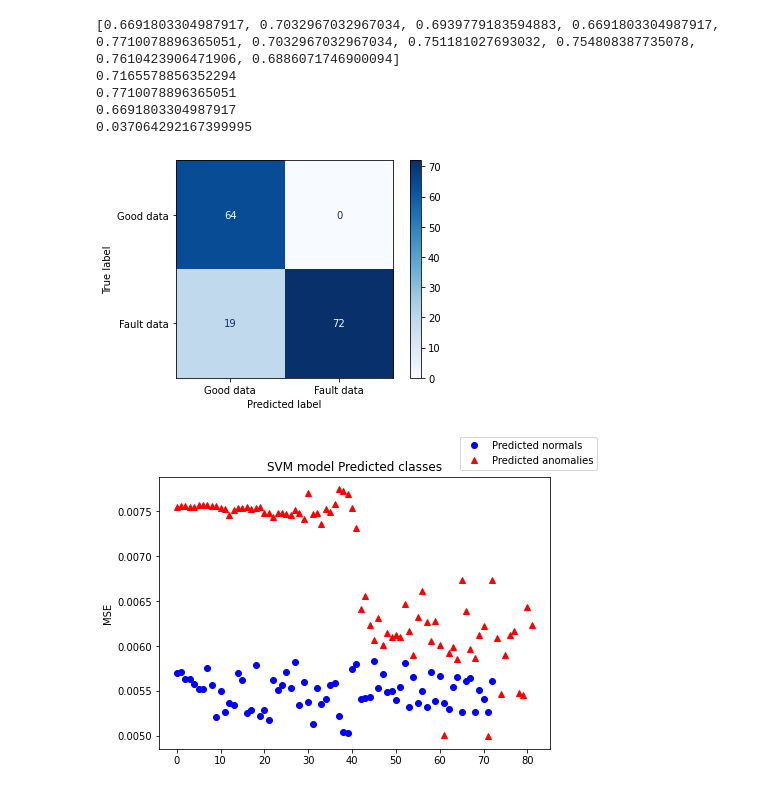
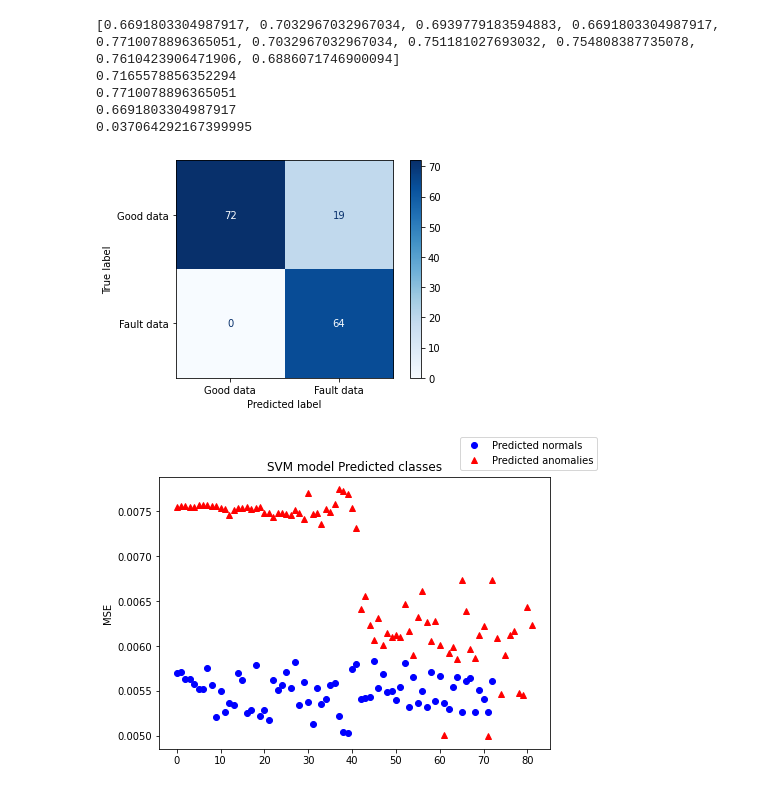
Before and after one commit to anlu1601/Machinelearning-in-wood-industry, a Jupyter notebook: Graphs.ipynb, the cells around one changed output. Drawn from its saved outputs; the diff is of its cells as text; code cells hidden in the pictures.

Commit message:
All graphs generated, finished

```diff
--- a/Graphs.ipynb
+++ b/Graphs.ipynb
@@ -766,3 +785,7 @@ print(np.std(mccs))
 0.7710078896365051
 0.6691803304987917
 0.037064292167399995
+# %%
+cm_true_data = [0 if i==1 else 1 for i in y_true]
+#expression1 if condition else expression2 for item in iterable
+cm_pred_labels = [0 if i==1 else 1 for i in y_predicted_labels]
@@ -769,13 +794,13 @@ print(np.std(mccs))
 # %%
-cm = confusion_matrix(y_true, y_predicted_labels)
+cm = confusion_matrix(cm_true_data, cm_pred_labels)
 
 labels = ["Good data", "Fault data"]
 disp = ConfusionMatrixDisplay(confusion_matrix=cm, display_labels=labels)
 
 disp.plot(cmap=plt.cm.Blues)
 plt.show()
 # %% [output]
-[figure, old version]
+[figure, new version]
 # %%
 f,ax=plt.subplots(1,1,figsize=(7,5));
 
```
Also changed, not shown: parts of 31 cells of this notebook.
